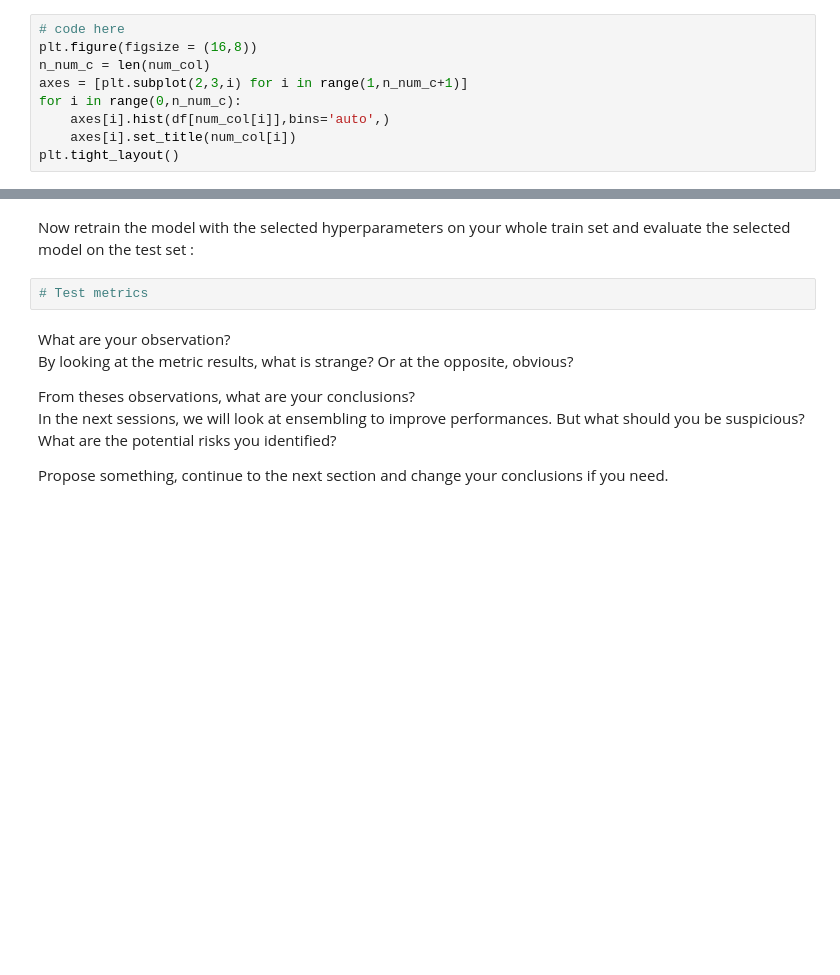
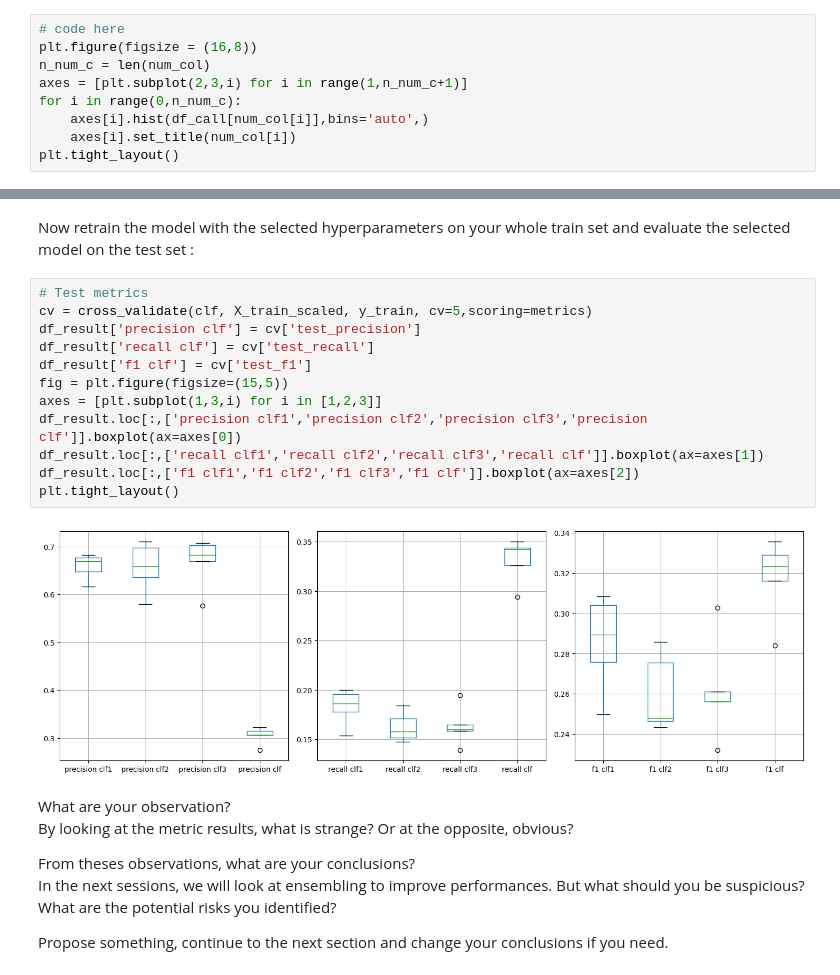
Before and after one commit to thomasmari/DataS3PG, a Jupyter notebook: module/11. ML/2. ML2/Machine_Learning_2.2_EnsembleLearning.ipynb, the cells around one changed output, grey strips where cells are left out. Drawn from its saved outputs; the diff is of its cells as text; blank space fills up the shorter version.

```diff
--- a/module/11. ML/2. ML2/Machine_Learning_2.2_EnsembleLearning.ipynb
+++ b/module/11. ML/2. ML2/Machine_Learning_2.2_EnsembleLearning.ipynb
@@ -85,7 +84,7 @@ plt.figure(figsize = (16,8))
 n_num_c = len(num_col)
 axes = [plt.subplot(2,3,i) for i in range(1,n_num_c+1)]
 for i in range(0,n_num_c):
-    axes[i].hist(df[num_col[i]],bins='auto',)
+    axes[i].hist(df_call[num_col[i]],bins='auto',)
     axes[i].set_title(num_col[i])
 plt.tight_layout()
 # %% [output]
@@ -278,7 +370,19 @@ Now choose a single metric to perform a grid search on the `max_depth` of the tr
 # %% [markdown]
 Now retrain the model with the selected hyperparameters on your whole train set and evaluate the selected model on the test set :
-# %%
-# Test metrics
+# %%
+# Test metrics
+cv = cross_validate(clf, X_train_scaled, y_train, cv=5,scoring=metrics)
+df_result['precision clf'] = cv['test_precision']
+df_result['recall clf'] = cv['test_recall']
+df_result['f1 clf'] = cv['test_f1']
+fig = plt.figure(figsize=(15,5))
+axes = [plt.subplot(1,3,i) for i in [1,2,3]]
+df_result.loc[:,['precision clf1','precision clf2','precision clf3','precision clf']].boxplot(ax=axes[0])
+df_result.loc[:,['recall clf1','recall clf2','recall clf3','recall clf']].boxplot(ax=axes[1])
+df_result.loc[:,['f1 clf1','f1 clf2','f1 clf3','f1 clf']].boxplot(ax=axes[2])
+plt.tight_layout()
+# %% [output]
+[figure, added]
 # %% [markdown]
 What are your observation?
 By looking at the metric results, what is strange? Or at the opposite, obvious?
```
Also changed, not shown: parts of 50 cells of this notebook, 11 other files.
